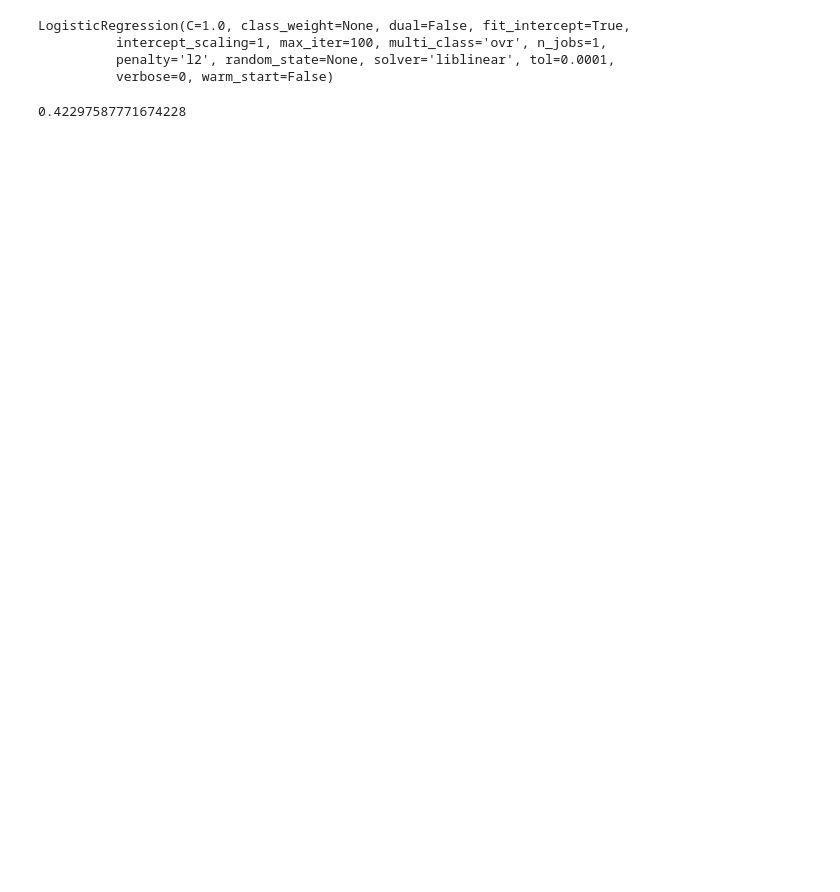
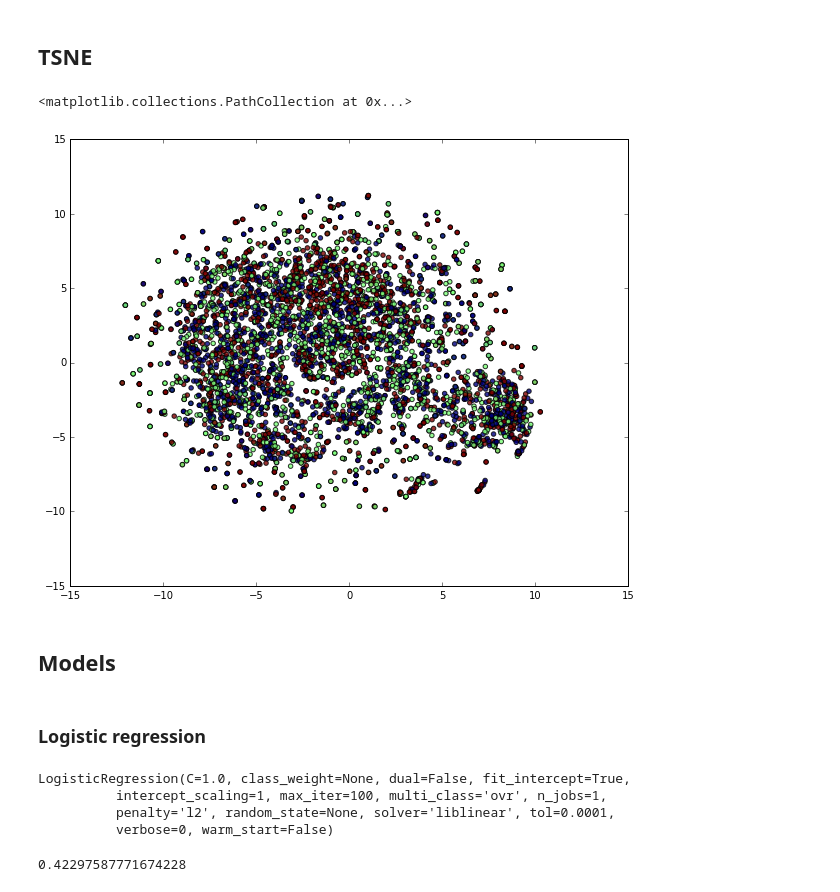
Before and after one commit to EvgenyKashin/RussianHorrorStories, a Jupyter notebook: models.ipynb, the cells around one changed output. Saved outputs shown, nothing was run; the diff lists cells and outputs as text; code cells hidden in the pictures; blank space fills up the shorter version.

```diff
--- a/models.ipynb
+++ b/models.ipynb
@@ -64,6 +49,21 @@ y_test = X_test['y']
 # %%
 X_train.drop('y', inplace=True, axis=1)
 X_test.drop('y', inplace=True, axis=1)
+# %% [markdown]
+## TSNE
+# %%
+tsne = TSNE()
+points = tsne.fit_transform(X_train[:5000])
+# %%
+plt.figure(figsize=(10, 8))
+plt.scatter(points[:, 0], points[:, 1], c=y_train[:5000], alpha=0.8)
+# %% [output]
+<matplotlib.collections.PathCollection at 0x...>
+[figure, added]
+# %% [markdown]
+## Models
+# %% [markdown]
+### Logistic regression
 # %%
 lr = lm.LogisticRegression()
 lr.fit(X_train, y_train)
```
Also changed, not shown: parts of 21 cells of this notebook, 1 other file.
